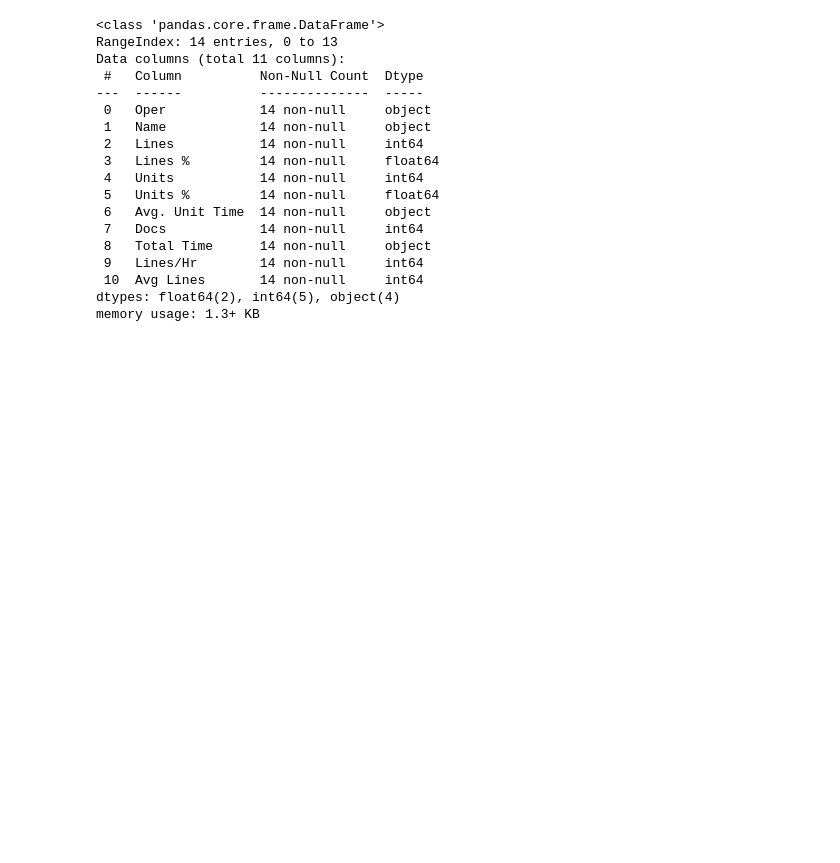
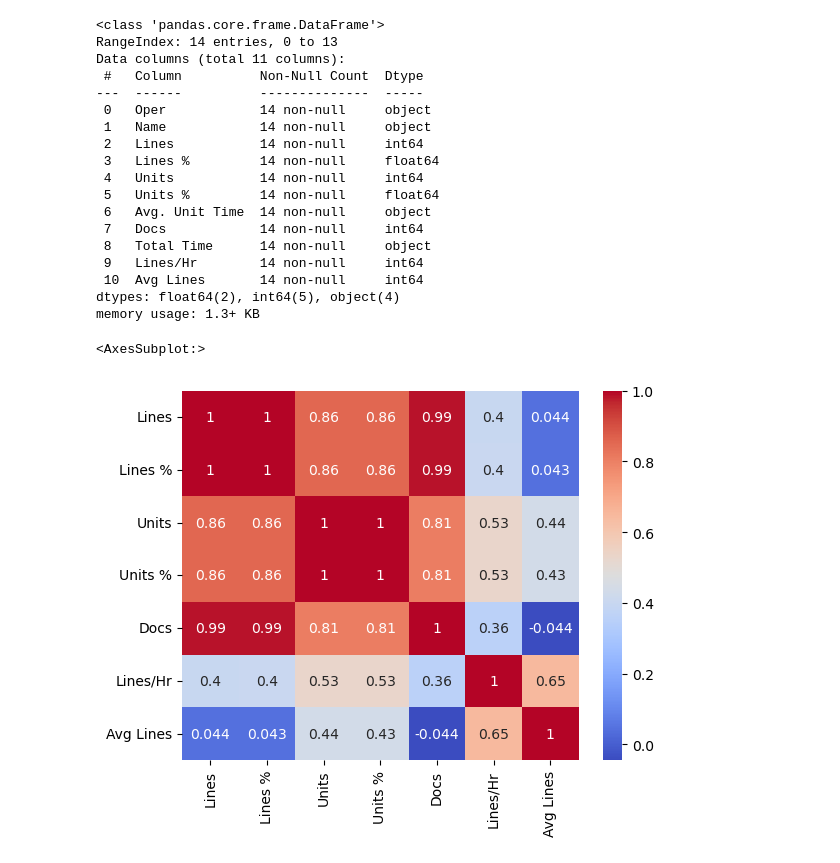
Before and after one commit to zeekwired/Tristate, a Jupyter notebook: OA.ipynb, the cells around one changed output. Drawn from its saved outputs; the diff is of its cells as text; code cells hidden in the pictures; blank space fills up the shorter version.

```diff
--- a/OA.ipynb
+++ b/OA.ipynb
@@ -34,6 +34,12 @@ Data columns (total 11 columns):
  10  Avg Lines       14 non-null     int64
 dtypes: float64(2), int64(5), object(4)
 memory usage: 1.3+ KB
+# %%
+corr = df.corr()
+sns.heatmap(corr, annot=True, cmap='coolwarm')
+# %% [output]
+<AxesSubplot:>
+[figure, added]
 # %%
 df_pull = df.copy()
 # %%
```
Also changed, not shown: parts of 1 cell of this notebook, 1 other file.
